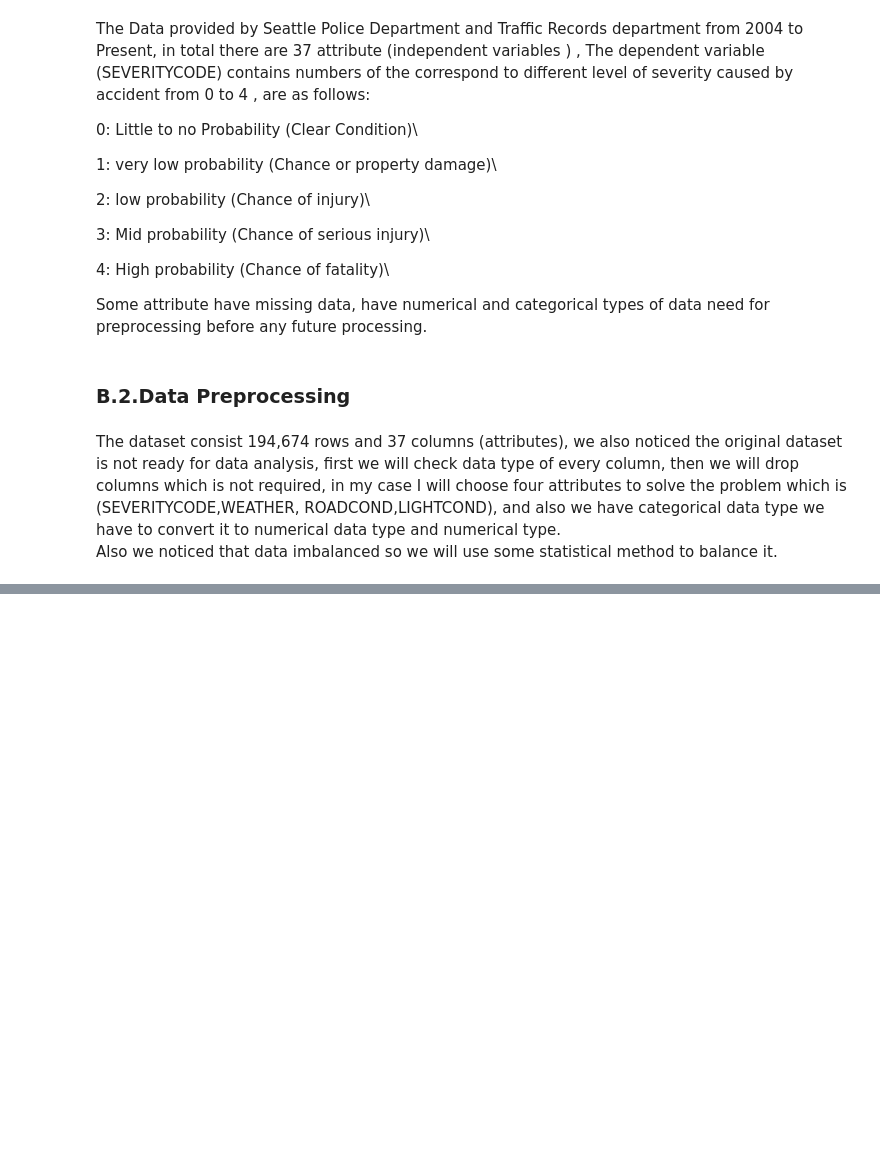
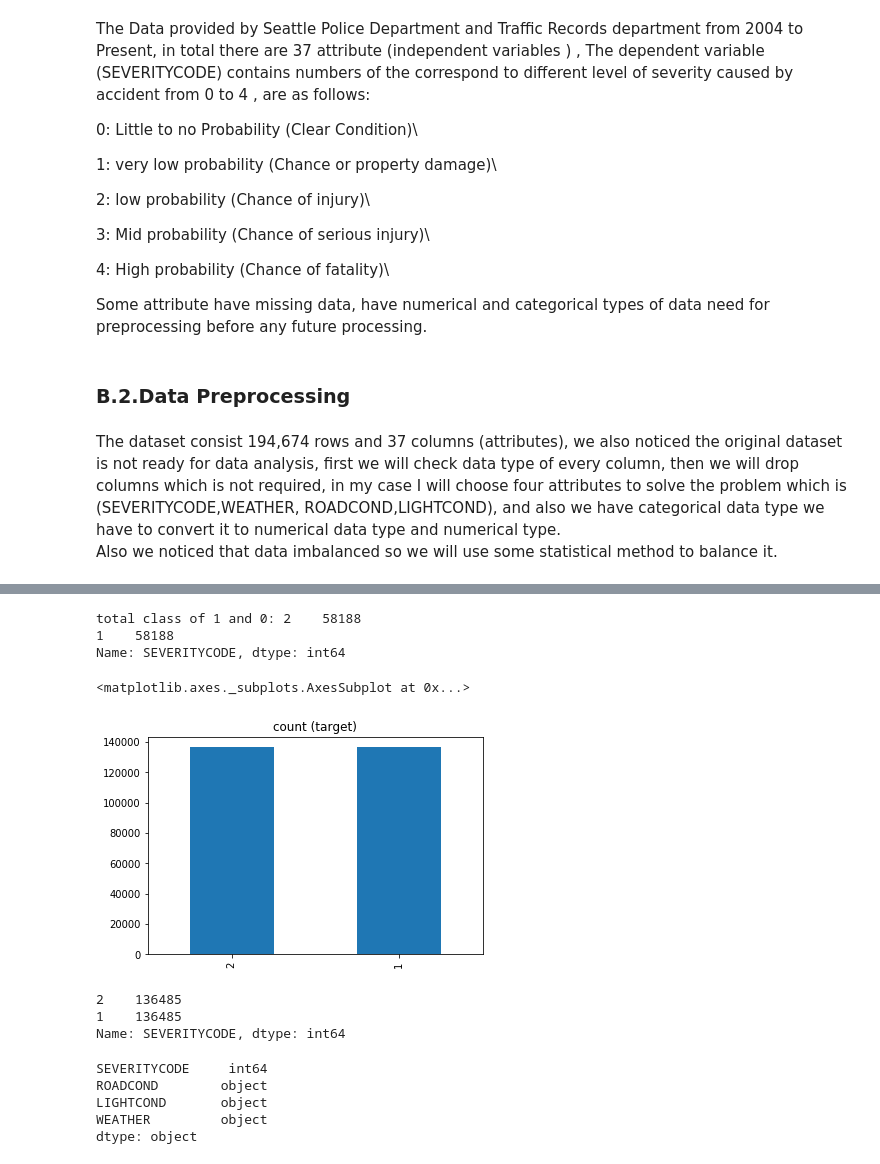
Before and after one commit to ahmadmana3/collision, a Jupyter notebook: collision.ipynb, the cells around one changed output, grey strips where cells are left out. Cells and saved outputs as stored; diff of their text form; code cells hidden in the pictures; blank space fills up the shorter version.

```diff
--- a/collision.ipynb
+++ b/collision.ipynb
@@ -34,0 +96,27 @@ Also we noticed that data imbalanced so we will use some statistical method to b
+# %%
+class_2_over = class_2.sample(class_count_1, replace=True)
+
+df_over = pd.concat([class_2_over, class_1], axis=0)
+
+print("total class of 1 and 0:",test_under['SEVERITYCODE'].value_counts())# plot the count after under-sampeling
+df_over['SEVERITYCODE'].value_counts().plot(kind='bar', title='count (target)')
+# %% [output]
+total class of 1 and 0: 2    58188
+1    58188
+Name: SEVERITYCODE, dtype: int64
+<matplotlib.axes._subplots.AxesSubplot at 0x...>
+[figure, added]
+# %%
+df_over['SEVERITYCODE'].value_counts()
+# %% [output]
+2    136485
+1    136485
+Name: SEVERITYCODE, dtype: int64
+# %%
+df_over.dtypes
+# %% [output]
+SEVERITYCODE     int64
+ROADCOND        object
+LIGHTCOND       object
+WEATHER         object
+dtype: object
```
Also changed, not shown: parts of 21 cells of this notebook.
